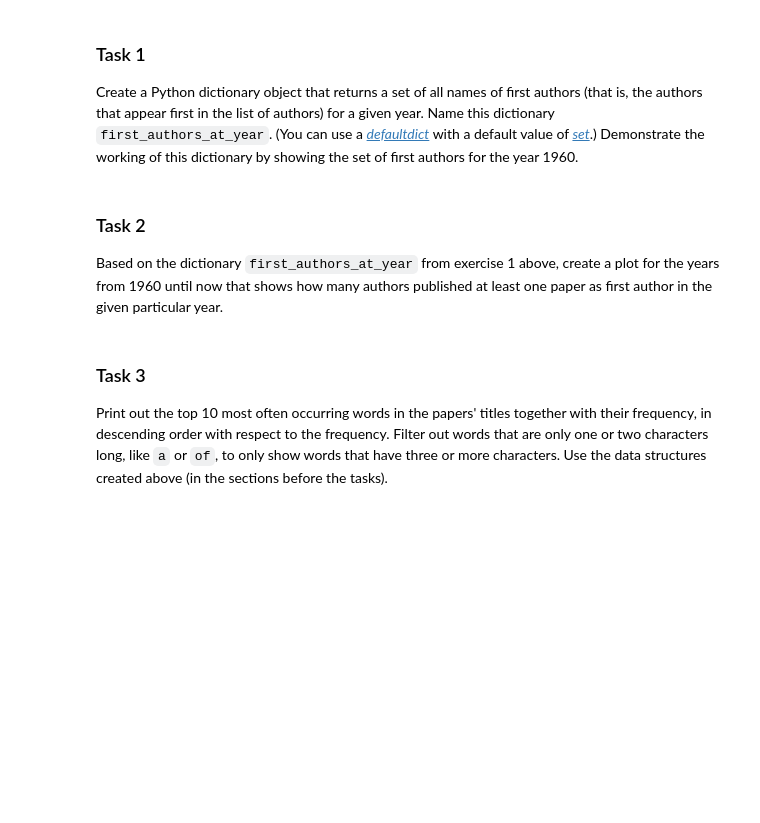
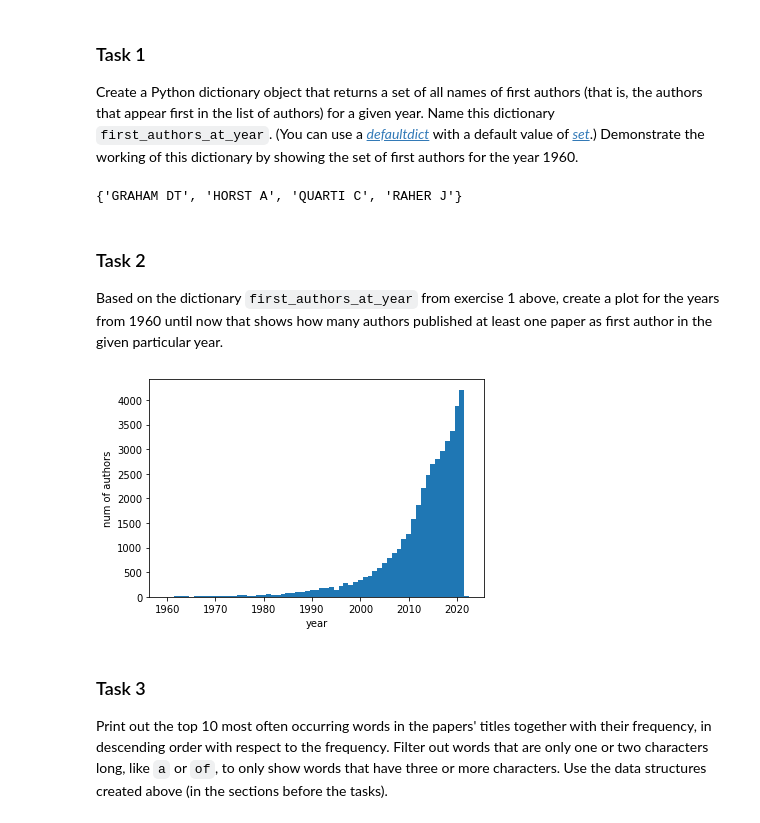
Before and after one commit to bang-a-coder/information-retrieval-ass, a Jupyter notebook: 01_inspecting.ipynb, the cells around one changed output. Drawn from its saved outputs; the diff is of its cells as text; code cells hidden in the pictures; blank space fills up the shorter version.

Commit message:
first auth per year

```diff
--- a/01_inspecting.ipynb
+++ b/01_inspecting.ipynb
@@ -27,10 +27,6 @@ Summaries[34649191]
   'Lowe JR'],
  2021,
  '10.1016/j.earlhumdev.2021.105485')
-# %%
-for (i, paper_info) in Summaries.items():
-	print(paper_info)
-#     Summaries[id] = paper( *paper_info )
 # %% [markdown]
 To make it easier to access the data, we convert here paper entries into [named tuples](http://docs.python.org/3/library/collections.html#collections.namedtuple). This will allow us to refer to fields by keyword (like `var.year`), rather than index (like `var[2]`).
 # %%
@@ -178,5 +174,9 @@ for paper in Summaries.values():
 
 	first_authors_at_year[paper.year].add(paper.authors[0])
+# %%
+first_authors_at_year[1960]
+# %% [output]
+{'GRAHAM DT', 'HORST A', 'QUARTI C', 'RAHER J'}
 # %% [markdown]
 ### Task 2
 
@@ -186,3 +184,25 @@ Based on the dictionary `first_authors_at_year` from exercise 1 above, create a
+# %%
+# Add your code here
+years_since_1960 = []
+
+for key in first_authors_at_year.keys():
+	# print(key)
+	if key >= 1960:
+		years_since_1960.append(key)
+
+years_since_1960.sort()
+# %%
+first_authors_per_year = {}
+
+for year in years_since_1960:
+	first_authors_per_year[year] = len(first_authors_at_year[year])
+# %%
+plt.bar(x=years_since_1960, height=first_authors_per_year.values(), width=1.0)
+# plt.xlim(1940, 2021)
+plt.xlabel('year')
+plt.ylabel('num of authors');
+# %% [output]
+[figure, added]
 # %% [markdown]
 ### Task 3
 
```
Also changed, not shown: parts of 2 cells of this notebook.
